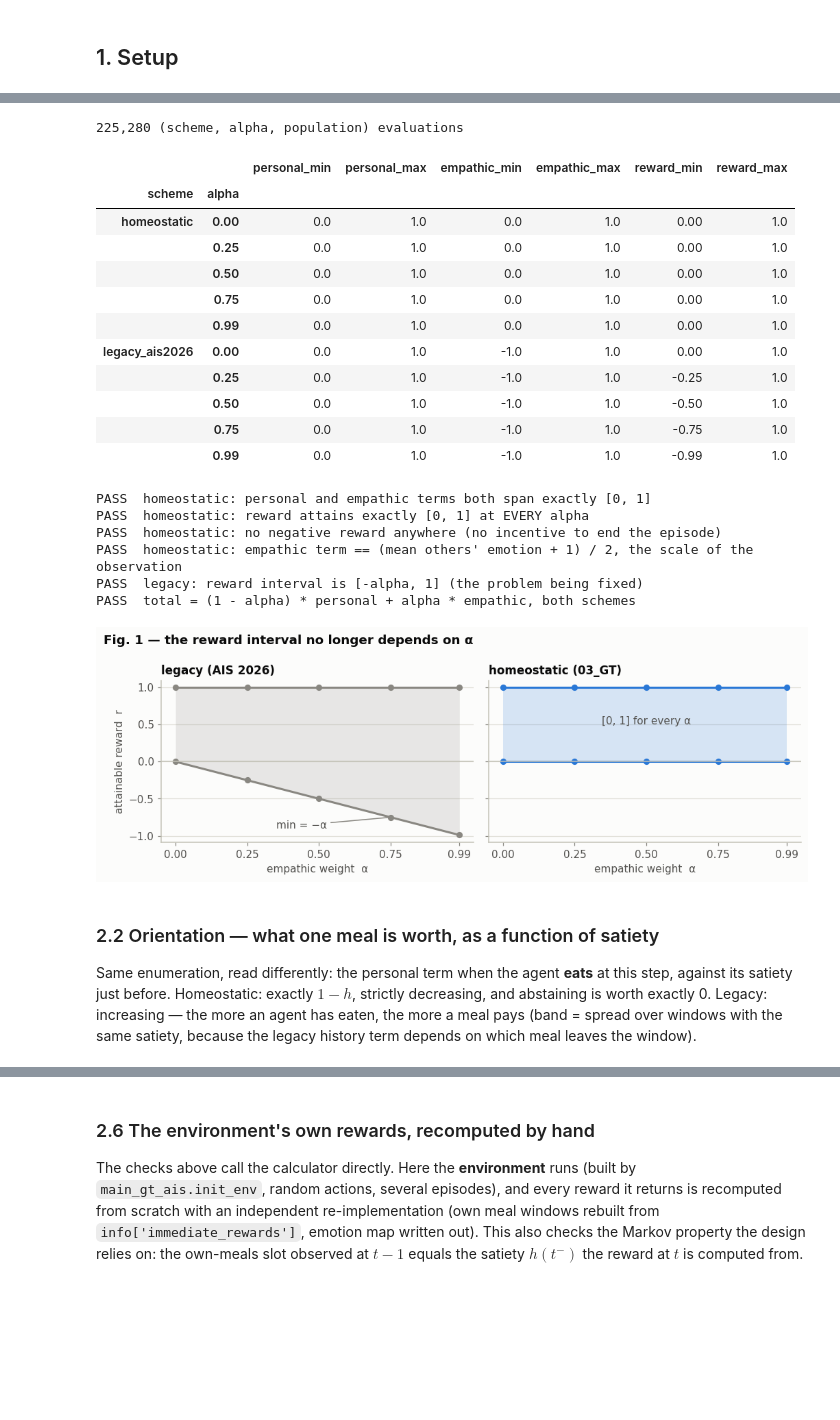
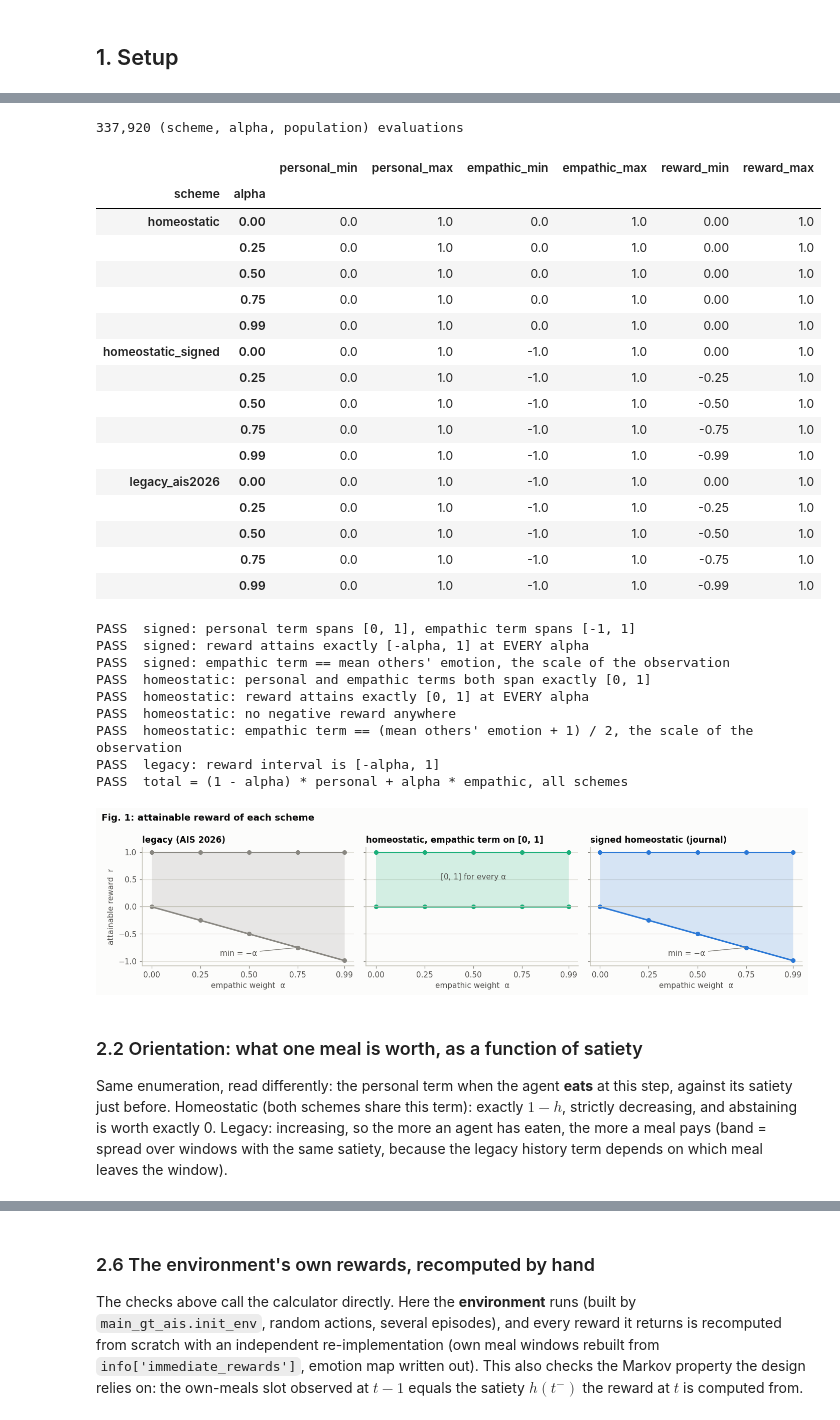
Before and after one commit to EvannR/ISIR, a Jupyter notebook: 03_GT/analysis/analysis_00_reward_observation_checks.ipynb, the cells around one changed output, grey strips where cells are left out. Drawn from its saved outputs; the diff is of its cells as text; code cells hidden in the pictures; blank space fills up the shorter version.

Commit message:
Add shared analysis utils and update reward and observation checks

```diff
--- a/03_GT/analysis/analysis_00_reward_observation_checks.ipynb
+++ b/03_GT/analysis/analysis_00_reward_observation_checks.ipynb
@@ -56,6 +28,8 @@ import matplotlib.pyplot as plt
 from matplotlib.colors import LinearSegmentedColormap, TwoSlopeNorm
 from scipy import stats
 from IPython.display import display
+
+from analysis_utils import CAT, INK, ORDINAL_BLUE as BLUE_RAMP, SURFACE, apply_house_style
 
 # import the experiment code itself: every formula and constant below comes from
 # the modules the runs use, never from a copy pasted here.
@@ -72,10 +46,10 @@ from main_gt_ais import (NB_AGENTS, BETA, THRESHOLD, SMOOTHING,            # noq
 
 MEMORY_SIZE = Agent(0).memory_size
 ALPHAS = [0.0, 0.25, 0.5, 0.75, 0.99]       # the exp3 grid
-SCHEMES = ["legacy_ais2026", "homeostatic"]
+SCHEMES = ["legacy_ais2026", "homeostatic", "homeostatic_signed"]
 SEED = 0
 
-CHECKS = []   # (section, check, passed) — summarised in section 4
+CHECKS = []   # (section, check, passed), summarised in section 4
 
 
 def check(section, name, passed):
@@ -191,7 +162,7 @@ bounds = (enum.groupby(["scheme", "alpha"])
               .round(6))
 display(bounds)
 # %% [output]
-225,280 (scheme, alpha, population) evaluations
+337,920 (scheme, alpha, population) evaluations
 |  |  | personal_min | personal_max | empathic_min | empathic_max | reward_min | reward_max |
 | scheme | alpha |  |  |  |  |  |  |
 | homeostatic | 0.00 | 0.0 | 1.0 | 0.0 | 1.0 | 0.00 | 1.0 |
@@ -199,6 +170,11 @@ display(bounds)
 |  | 0.50 | 0.0 | 1.0 | 0.0 | 1.0 | 0.00 | 1.0 |
 |  | 0.75 | 0.0 | 1.0 | 0.0 | 1.0 | 0.00 | 1.0 |
 |  | 0.99 | 0.0 | 1.0 | 0.0 | 1.0 | 0.00 | 1.0 |
+| homeostatic_signed | 0.00 | 0.0 | 1.0 | -1.0 | 1.0 | 0.00 | 1.0 |
+|  | 0.25 | 0.0 | 1.0 | -1.0 | 1.0 | -0.25 | 1.0 |
+|  | 0.50 | 0.0 | 1.0 | -1.0 | 1.0 | -0.50 | 1.0 |
+|  | 0.75 | 0.0 | 1.0 | -1.0 | 1.0 | -0.75 | 1.0 |
+|  | 0.99 | 0.0 | 1.0 | -1.0 | 1.0 | -0.99 | 1.0 |
 | legacy_ais2026 | 0.00 | 0.0 | 1.0 | -1.0 | 1.0 | 0.00 | 1.0 |
 |  | 0.25 | 0.0 | 1.0 | -1.0 | 1.0 | -0.25 | 1.0 |
 |  | 0.50 | 0.0 | 1.0 | -1.0 | 1.0 | -0.50 | 1.0 |
@@ -207,60 +183,74 @@ display(bounds)
 # %%
 h = enum[enum.scheme == "homeostatic"]
 l = enum[enum.scheme == "legacy_ais2026"]
+s = enum[enum.scheme == "homeostatic_signed"]
 hb = bounds.loc["homeostatic"]
 lb = bounds.loc["legacy_ais2026"]
+sb = bounds.loc["homeostatic_signed"]
 
+check("2.1 bounds", "signed: personal term spans [0, 1], empathic term spans [-1, 1]",
+      s.personal.min() == 0 and s.personal.max() == 1
+      and np.isclose(s.empathic.min(), -1) and np.isclose(s.empathic.max(), 1))
+check("2.1 bounds", "signed: reward attains exactly [-alpha, 1] at EVERY alpha",
+      np.allclose(sb.reward_min.values, -np.array(ALPHAS)) and np.allclose(sb.reward_max, 1))
+check("2.1 bounds", "signed: empathic term == mean others' emotion, the scale of the observation",
+      np.allclose(s.empathic.values, l.empathic.values)
+      and make_calc("homeostatic_signed", 0.5).emotion_range == (-1.0, 1.0))
 check("2.1 bounds", "homeostatic: personal and empathic terms both span exactly [0, 1]",
       h.personal.min() == 0 and h.personal.max() == 1
       and np.isclose(h.empathic.min(), 0) and np.isclose(h.empathic.max(), 1))
 check("2.1 bounds", "homeostatic: reward attains exactly [0, 1] at EVERY alpha",
       np.allclose(hb.reward_min, 0) and np.allclose(hb.reward_max, 1))
-check("2.1 bounds", "homeostatic: no negative reward anywhere (no incentive to end the episode)",
+check("2.1 bounds", "homeostatic: no negative reward anywhere",
       (h.reward >= 0).all())
 check("2.1 bounds", "homeostatic: empathic term == (mean others' emotion + 1) / 2, "
       "the scale of the observation", np.allclose(h.empathic.values, (l.empathic.values + 1) / 2)
       and make_calc("homeostatic", 0.5).emotion_range == (0.0, 1.0))
-check("2.1 bounds", "legacy: reward interval is [-alpha, 1] (the problem being fixed)",
+check("2.1 bounds", "legacy: reward interval is [-alpha, 1]",
       np.allclose(lb.reward_min.values, -np.array(ALPHAS))
       and np.allclose(lb.reward_max, 1))
-check("2.1 bounds", "total = (1 - alpha) * personal + alpha * empathic, both schemes",
+check("2.1 bounds", "total = (1 - alpha) * personal + alpha * empathic, all schemes",
       np.allclose(enum.reward, (1 - enum.alpha) * enum.personal + enum.alpha * enum.empathic))
 # %% [output]
+PASS  signed: personal term spans [0, 1], empathic term spans [-1, 1]
+PASS  signed: reward attains exactly [-alpha, 1] at EVERY alpha
+PASS  signed: empathic term == mean others' emotion, the scale of the observation
 PASS  homeostatic: personal and empathic terms both span exactly [0, 1]
 PASS  homeostatic: reward attains exactly [0, 1] at EVERY alpha
-PASS  homeostatic: no negative reward anywhere (no incentive to end the episode)
+PASS  homeostatic: no negative reward anywhere
 PASS  homeostatic: empathic term == (mean others' emotion + 1) / 2, the scale of the observation
-PASS  legacy: reward interval is [-alpha, 1] (the problem being fixed)
-PASS  total = (1 - alpha) * personal + alpha * empathic, both schemes
+PASS  legacy: reward interval is [-alpha, 1]
+PASS  total = (1 - alpha) * personal + alpha * empathic, all schemes
 # %%
-fig, axes = plt.subplots(1, 2, figsize=(9.5, 3.4), sharey=True)
+fig, axes = plt.subplots(1, len(SCHEMES), figsize=(13, 3.4), sharey=True)
 for ax, s in zip(axes, SCHEMES):
     b = bounds.loc[s]
     ax.fill_between(ALPHAS, b.reward_min, b.reward_max, color=SCHEME_COLOR[s], alpha=0.18,
                     linewidth=0)
     ax.plot(ALPHAS, b.reward_max, color=SCHEME_COLOR[s], marker="o", ms=5)
     ax.plot(ALPHAS, b.reward_min, color=SCHEME_COLOR[s], marker="o", ms=5)
     ax.axhline(0, color=INK["baseline"], lw=1)
     ax.set_title(SCHEME_LABEL[s])
     ax.set_xlabel("empathic weight  α")
     ax.set_xticks(ALPHAS)
 axes[0].set_ylabel("attainable reward  r")
-axes[0].annotate("min = −α", (0.75, -0.75), xytext=(0.35, -0.9), color=INK["secondary"],
-                 arrowprops=dict(arrowstyle="-", color=INK["muted"]))
+for ax in (axes[0], axes[2]):
+    ax.annotate("min = −α", (0.75, -0.75), xytext=(0.35, -0.9), color=INK["secondary"],
+                arrowprops=dict(arrowstyle="-", color=INK["muted"]))
 axes[1].annotate("[0, 1] for every α", (0.5, 0.5), ha="center", color=INK["secondary"])
-fig.suptitle("Fig. 1 — the reward interval no longer depends on α", x=0.01, ha="left",
+fig.suptitle("Fig. 1: attainable reward of each scheme", x=0.01, ha="left",
              fontweight="semibold")
 fig.tight_layout()
 plt.show()
 # %% [output]
-[figure, old version]
+[figure, new version]
 # %% [markdown]
-### 2.2 Orientation — what one meal is worth, as a function of satiety
+### 2.2 Orientation: what one meal is worth, as a function of satiety
 
 Same enumeration, read differently: the personal term when the agent **eats** at this
-step, against its satiety just before. Homeostatic: exactly $1-h$, strictly
-decreasing, and abstaining is worth exactly 0. Legacy: increasing — the more an agent
-has eaten, the more a meal pays (band = spread over windows with the same satiety,
+step, against its satiety just before. Homeostatic (both schemes share this term): exactly
+$1-h$, strictly decreasing, and abstaining is worth exactly 0. Legacy: increasing, so the more an
+agent has eaten, the more a meal pays (band = spread over windows with the same satiety,
 because the legacy history term depends on which meal leaves the window).
 # %%
 p_eat = (enum[(enum.alpha == 0) & (enum.others == 0) & (enum.meal == 1)]
```
Also changed, not shown: parts of 19 cells of this notebook, 1 other file.
